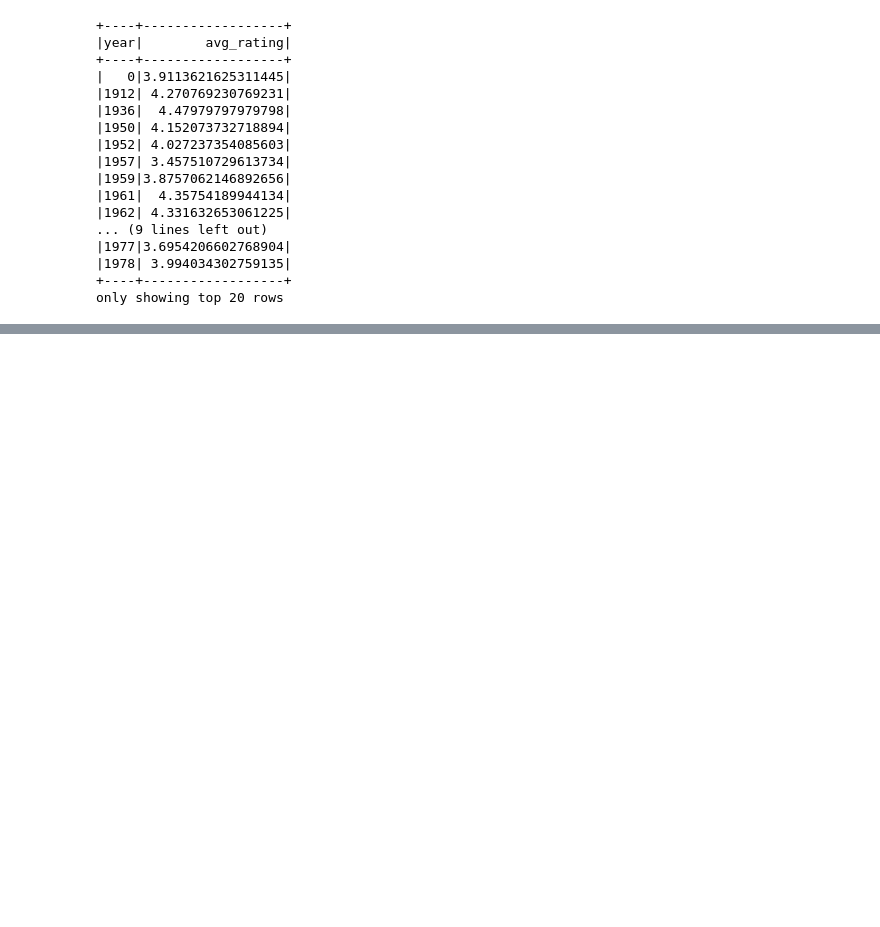
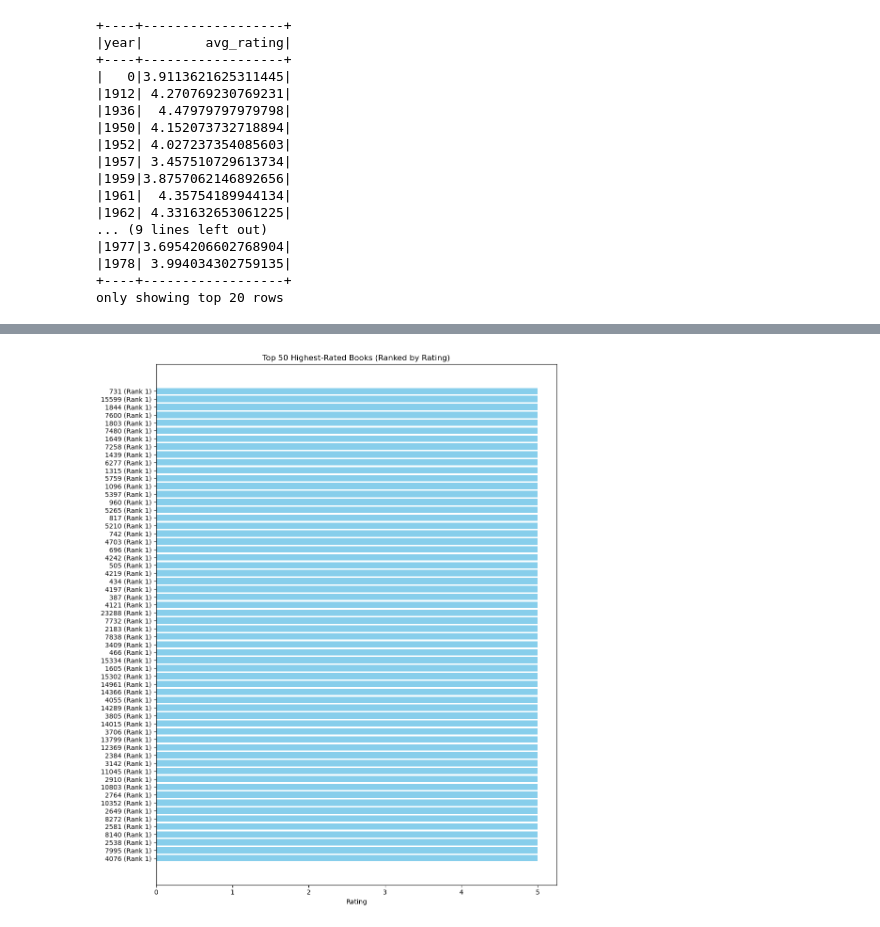
Before and after one commit to clovisngu/big-data-Technology, a Jupyter notebook: ratings.ipynb, the cells around one changed output, grey strips where cells are left out. Saved outputs shown, nothing was run; the diff lists cells and outputs as text; code cells hidden in the pictures; blank space fills up the shorter version.

Commit message:
rating.ipynb updated

```diff
--- a/ratings.ipynb
+++ b/ratings.ipynb
@@ -194,0 +239,26 @@ only showing top 20 rows
+# %%
+import matplotlib.pyplot as plt
+from pyspark.sql.functions import col
+
+# Prepare Pandas data - Filter the top 3 highest-rated books based on "rating"
+top_rated_books_pd = ranked_books.filter(col("rank") <= 3) \
+    .select("item_id", "rating", "rank") \
+    .orderBy("rank") \
+    .limit(60) \
+    .toPandas()
+
+# Create a combined label for visualization
+top_rated_books_pd["label"] = top_rated_books_pd["item_id"].astype(str) + " (Rank " + top_rated_books_pd["rank"].astype(str) + ")"
+
+# Sort the data by rating in ascending order (or descending based on your requirement)
+top_rated_books_pd = top_rated_books_pd.sort_values("rating", ascending=True)
+
+# Plot with matplotlib
+plt.figure(figsize=(10, 12))
+plt.barh(top_rated_books_pd["label"], top_rated_books_pd["rating"], color="skyblue")
+plt.xlabel("Rating")
+plt.title("Top 50 Highest-Rated Books (Ranked by Rating)")
+plt.tight_layout()
+plt.show()
+# %% [output]
+[figure, added]
```
Also changed, not shown: parts of 1 cell of this notebook, 2 other files.
